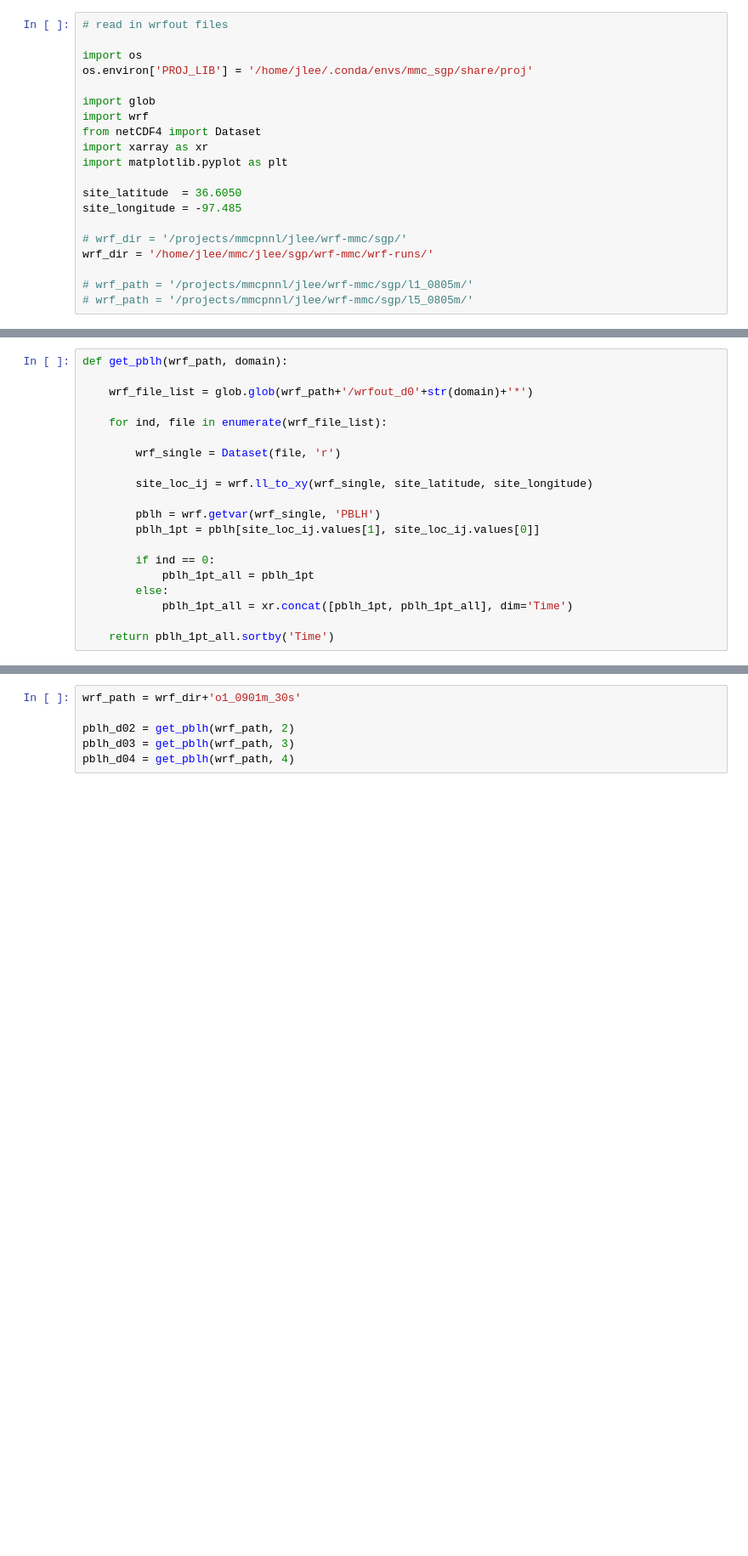
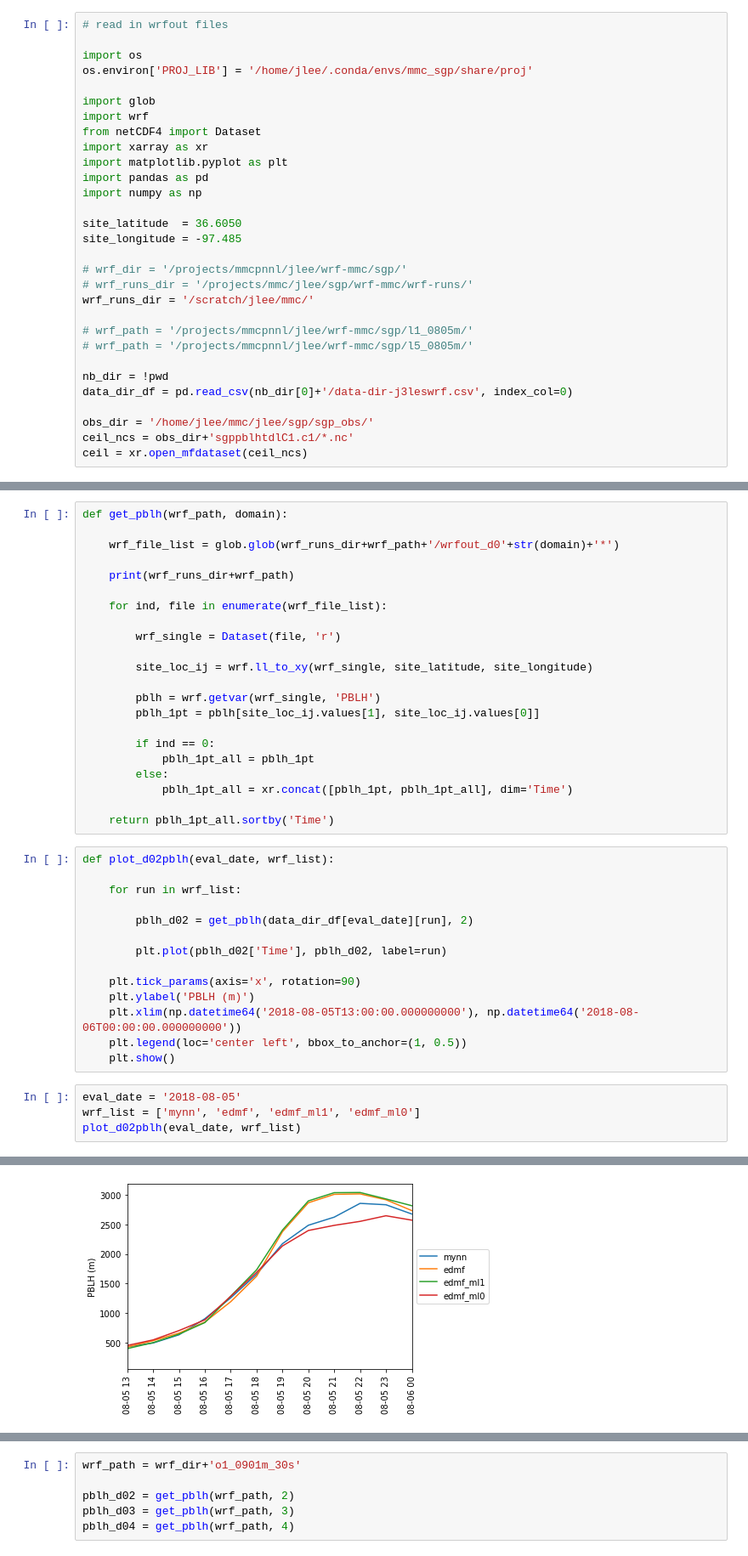
Before and after one commit to joejoeyjoseph/mmc-pnnl-j3, a Jupyter notebook: sgp/eagle/02d_wrf_pblh.ipynb, the cells around one changed output, grey strips where cells are left out. Shown at 85% size. Cells and saved outputs as stored; diff of their text form; blank space fills up the shorter version.

Commit message:
update new run pblh

```diff
--- a/sgp/eagle/02d_wrf_pblh.ipynb
+++ b/sgp/eagle/02d_wrf_pblh.ipynb
@@ -9,12 +9,22 @@ import wrf
 from netCDF4 import Dataset
 import xarray as xr
 import matplotlib.pyplot as plt
+import pandas as pd
+import numpy as np
 
 site_latitude  = 36.6050
 site_longitude = -97.485
 
 # wrf_dir = '/projects/mmcpnnl/jlee/wrf-mmc/sgp/'
-wrf_dir = '/home/jlee/mmc/jlee/sgp/wrf-mmc/wrf-runs/'
+# wrf_runs_dir = '/projects/mmc/jlee/sgp/wrf-mmc/wrf-runs/'
+wrf_runs_dir = '/scratch/jlee/mmc/'
 
 # wrf_path = '/projects/mmcpnnl/jlee/wrf-mmc/sgp/l1_0805m/'
 # wrf_path = '/projects/mmcpnnl/jlee/wrf-mmc/sgp/l5_0805m/'
+
+nb_dir = !pwd
+data_dir_df = pd.read_csv(nb_dir[0]+'/data-dir-j3leswrf.csv', index_col=0)
+
+obs_dir = '/home/jlee/mmc/jlee/sgp/sgp_obs/'
+ceil_ncs = obs_dir+'sgppblhtdlC1.c1/*.nc'
+ceil = xr.open_mfdataset(ceil_ncs)
@@ -21,7 +52,9 @@ wrf_dir = '/home/jlee/mmc/jlee/sgp/wrf-mmc/wrf-runs/'
 # %%
 def get_pblh(wrf_path, domain):
 
-    wrf_file_list = glob.glob(wrf_path+'/wrfout_d0'+str(domain)+'*')
+    wrf_file_list = glob.glob(wrf_runs_dir+wrf_path+'/wrfout_d0'+str(domain)+'*')
+
+    print(wrf_runs_dir+wrf_path)
 
     for ind, file in enumerate(wrf_file_list):
 
@@ -38,3 +71,22 @@ def get_pblh(wrf_path, domain):
             pblh_1pt_all = xr.concat([pblh_1pt, pblh_1pt_all], dim='Time')
 
     return pblh_1pt_all.sortby('Time')
+# %%
+def plot_d02pblh(eval_date, wrf_list):
+
+    for run in wrf_list:
+
+        pblh_d02 = get_pblh(data_dir_df[eval_date][run], 2)
+
+        plt.plot(pblh_d02['Time'], pblh_d02, label=run)
+
+    plt.tick_params(axis='x', rotation=90)
+    plt.ylabel('PBLH (m)')
+    plt.xlim(np.datetime64('2018-08-05T13:00:00.000000000'), np.datetime64('2018-08-06T00:00:00.000000000'))
+    plt.legend(loc='center left', bbox_to_anchor=(1, 0.5))
+    plt.show()
+# %%
+eval_date = '2018-08-05'
+wrf_list = ['mynn', 'edmf', 'edmf_ml1', 'edmf_ml0']
+plot_d02pblh(eval_date, wrf_list)
+# %% [output]
@@ -40,0 +97 @@ def get_pblh(wrf_path, domain):
+[figure, added]
```
Also changed, not shown: parts of 9 cells of this notebook.
